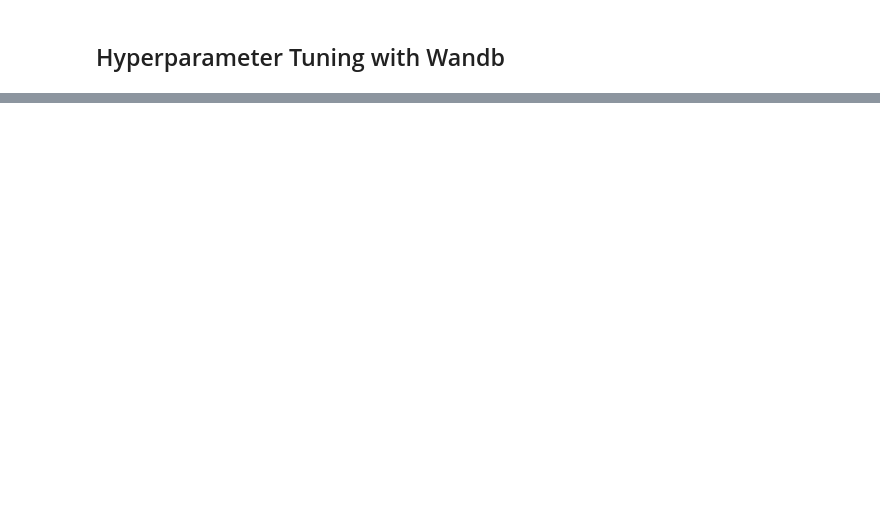
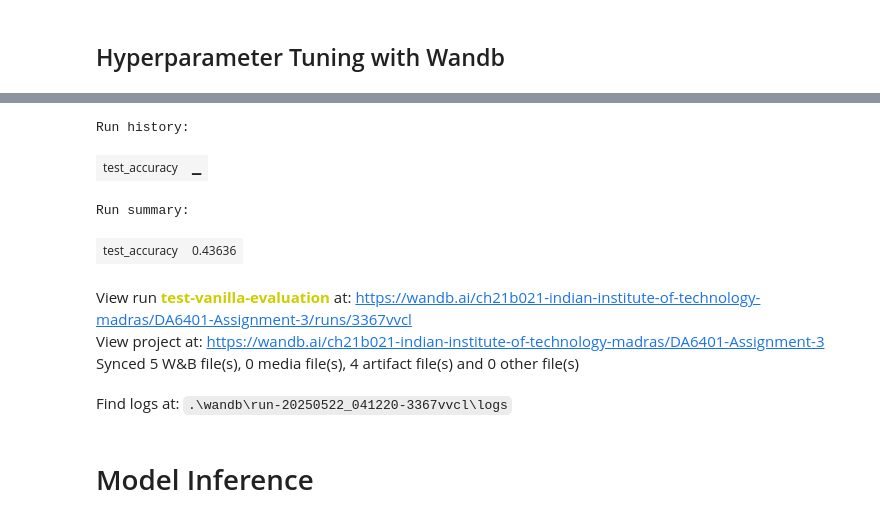
Before and after one commit to Ayaan-Labba/DA6401-Assignment-3, a Jupyter notebook: attention.ipynb, the cells around one changed output, grey strips where cells are left out. Cells and saved outputs as stored; diff of their text form; code cells hidden in the pictures; blank space fills up the shorter version.

```diff
--- a/attention.ipynb
+++ b/attention.ipynb
@@ -841,0 +423,3 @@ test_predictions = test_attention_model(model_path, num_samples=9)
+# %%
+wandb.finish()
+# %% [output]
@@ -841,0 +427,10 @@ test_predictions = test_attention_model(model_path, num_samples=9)
+Run history:
+| test_accuracy | ▁ |
+Run summary:
+| test_accuracy | 0.43636 |
+View run test-vanilla-evaluation at: https://wandb.ai/ch21b021-indian-institute-of-technology-madras/DA6401-Assignment-3/runs/3367vvcl
+View project at: https://wandb.ai/ch21b021-indian-institute-of-technology-madras/DA6401-Assignment-3
+Synced 5 W&B file(s), 0 media file(s), 4 artifact file(s) and 0 other file(s)
+Find logs at: .\wandb\run-20250522_041220-3367vvcl\logs
+# %% [markdown]
+# Model Inference
```
Also changed, not shown: parts of 26 cells of this notebook, 8 other files.
